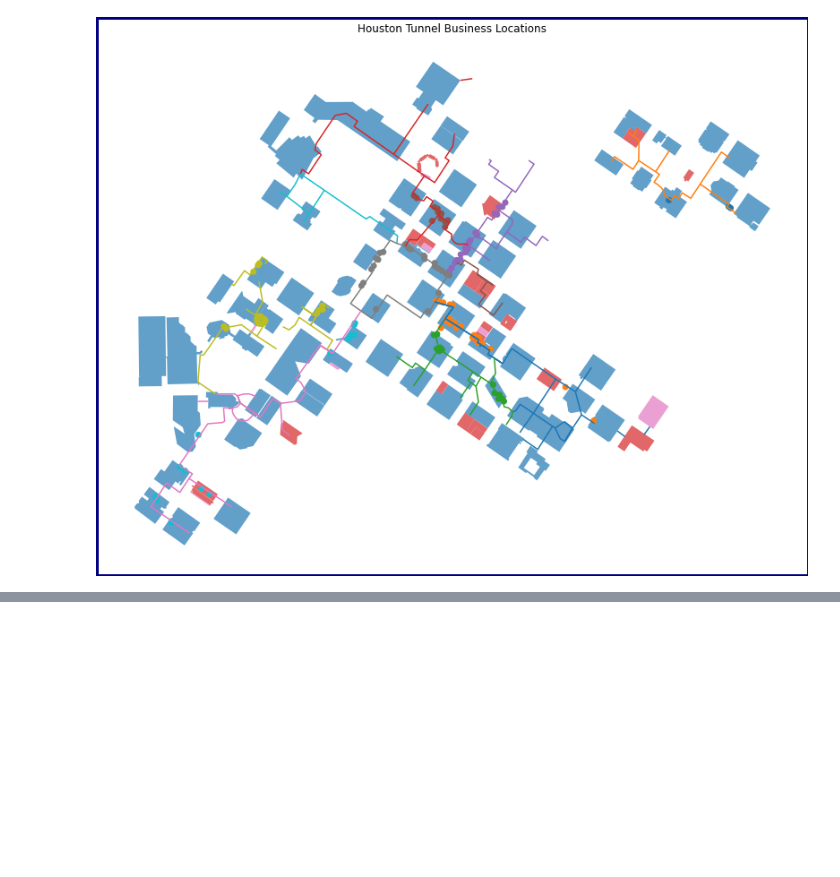
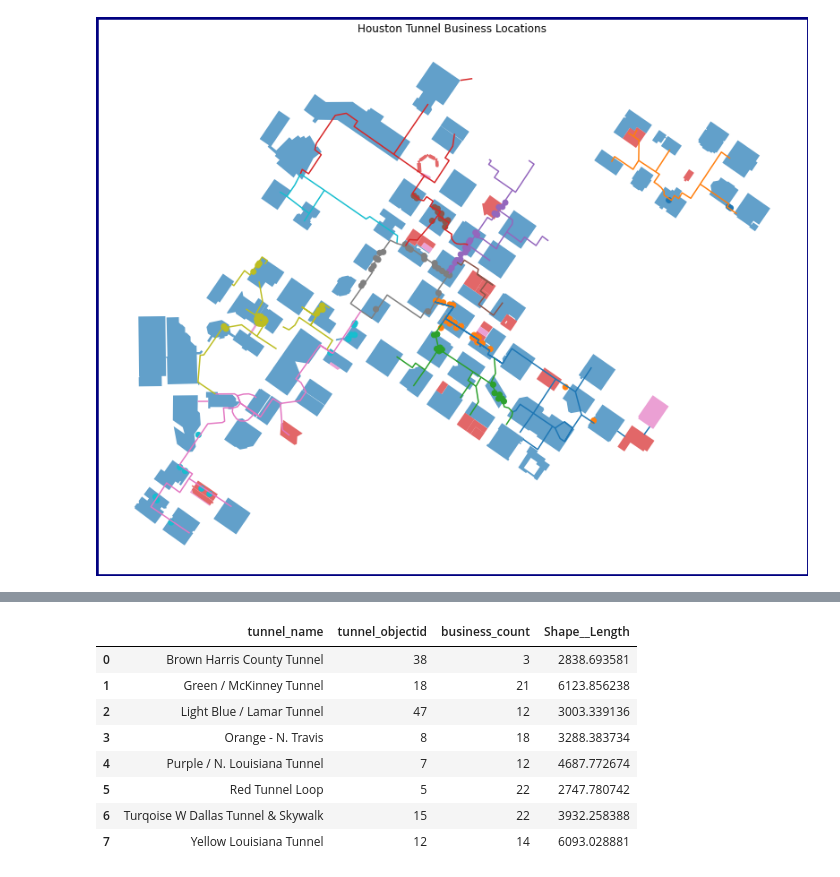
Before and after one commit to jorgegarcia1396/houston-tunnel-mapping, a Jupyter notebook: tunnels-eda.ipynb, the cells around one changed output, grey strips where cells are left out. Saved outputs shown, nothing was run; the diff lists cells and outputs as text; code cells hidden in the pictures; blank space fills up the shorter version.

```diff
--- a/tunnels-eda.ipynb
+++ b/tunnels-eda.ipynb
@@ -174,0 +228,20 @@ plt.show()
+# %%
+# Create plot of businesses by length of tunnel
+
+business_count = business.groupby(['tunnel_name', 'tunnel_objectid']) \
+    .agg({'business_name':'count'}) \
+    .reset_index() \
+    .rename(columns={'business_name':'business_count'}) \
+    .merge(tunnels[['objectid', 'Shape__Length']], left_on='tunnel_objectid', right_on='objectid') \
+    .drop(columns=['objectid'])
+business_count
+# %% [output]
+|  | tunnel_name | tunnel_objectid | business_count | Shape__Length |
+| 0 | Brown Harris County Tunnel | 38 | 3 | 2838.693581 |
+| 1 | Green / McKinney Tunnel | 18 | 21 | 6123.856238 |
+| 2 | Light Blue / Lamar Tunnel | 47 | 12 | 3003.339136 |
+| 3 | Orange - N. Travis | 8 | 18 | 3288.383734 |
+| 4 | Purple / N. Louisiana Tunnel | 7 | 12 | 4687.772674 |
+| 5 | Red Tunnel Loop | 5 | 22 | 2747.780742 |
+| 6 | Turqoise W Dallas Tunnel & Skywalk | 15 | 22 | 3932.258388 |
+| 7 | Yellow Louisiana Tunnel | 12 | 14 | 6093.028881 |
```
Also changed, not shown: parts of 3 cells of this notebook.
